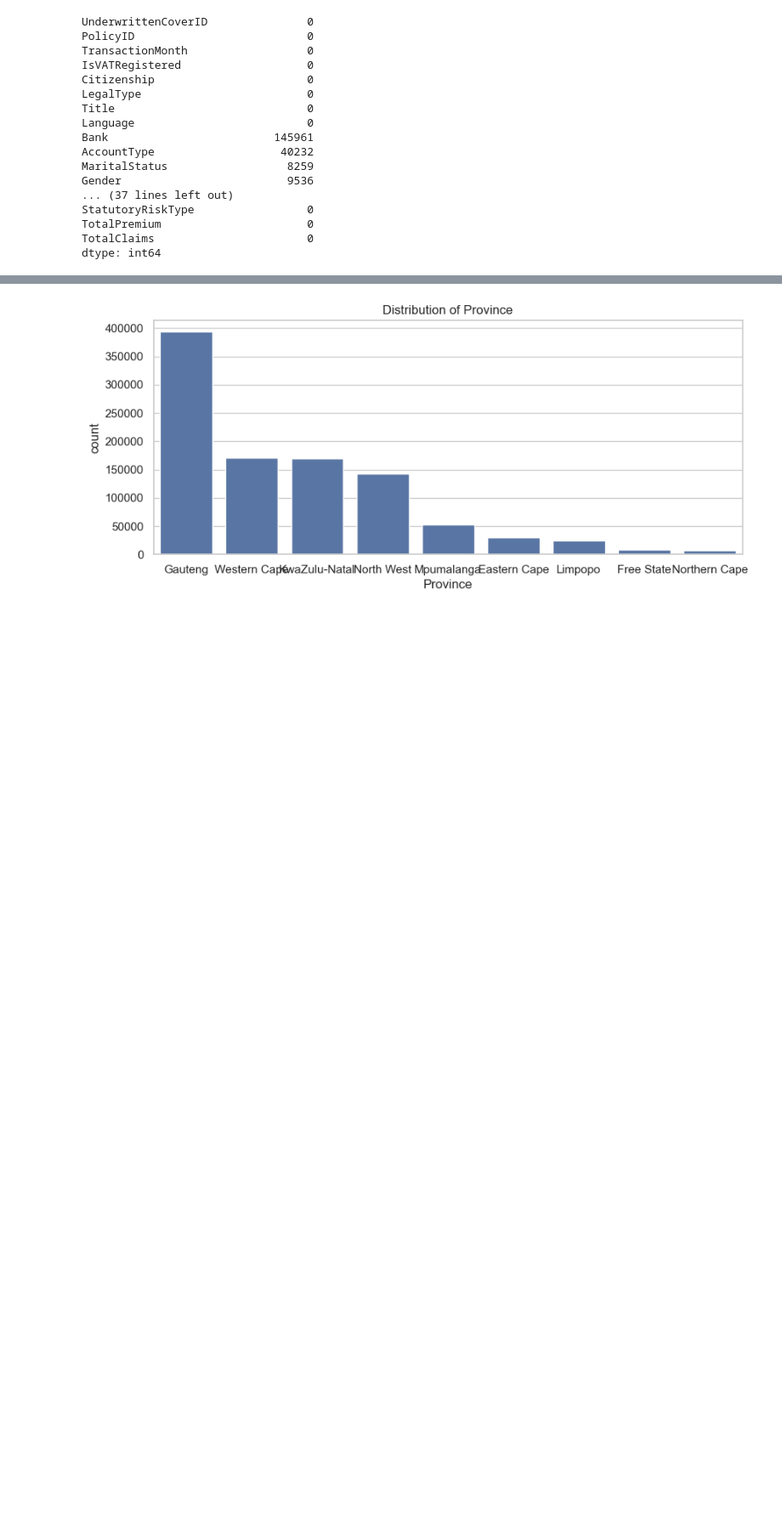
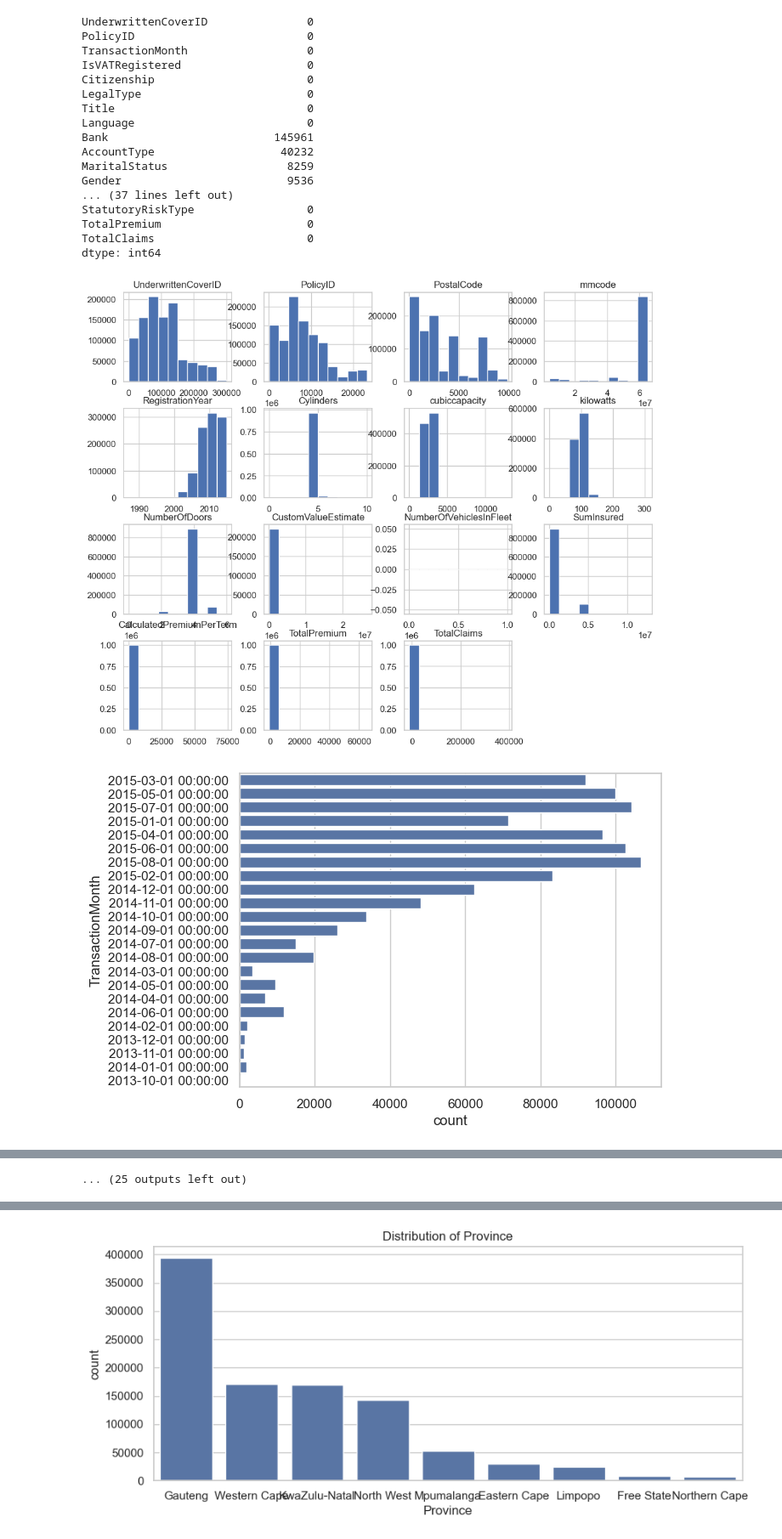
Before and after one commit to Newaznezif/Insurance_risk_analysis, a Jupyter notebook: notebooks/EDA.ipynb, the cells around one changed output, grey strips where cells are left out. Shown at 85% size. Saved outputs shown, nothing was run; the diff lists cells and outputs as text; code cells hidden in the pictures; blank space fills up the shorter version.

```diff
--- a/notebooks/EDA.ipynb
+++ b/notebooks/EDA.ipynb
@@ -83,3 +109,17 @@ df['VehicleIntroDate'] = pd.to_datetime(df['VehicleIntroDate'], errors='coerce')
 
 # Example: Fill missing numeric values with 0
 df['CustomValueEstimate'].fillna(0, inplace=True)
+# %%
+# Numeric distributions
+numeric_cols = df.select_dtypes(include=np.number).columns
+df[numeric_cols].hist(figsize=(12,10))
+plt.show()
+
+# Categorical distributions
+categorical_cols = df.select_dtypes(include='object').columns
+for col in categorical_cols:
+    sns.countplot(y=col, data=df)
+    plt.show()
+# %% [output]
+[figure, added]
+[figure, added]
@@ -85,0 +136 @@ df['CustomValueEstimate'].fillna(0, inplace=True)
+... (25 outputs left out)
```
Also changed, not shown: parts of 4 cells of this notebook.
